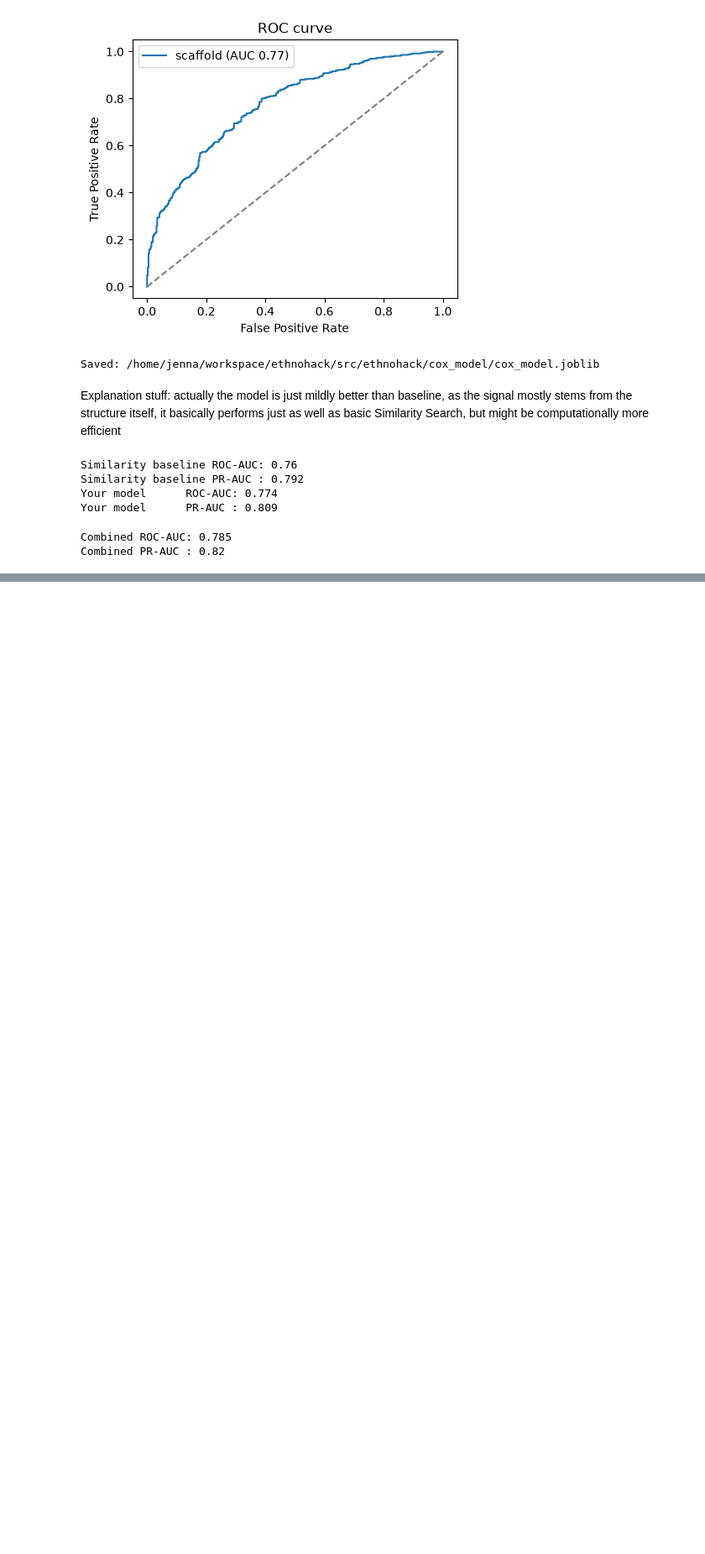
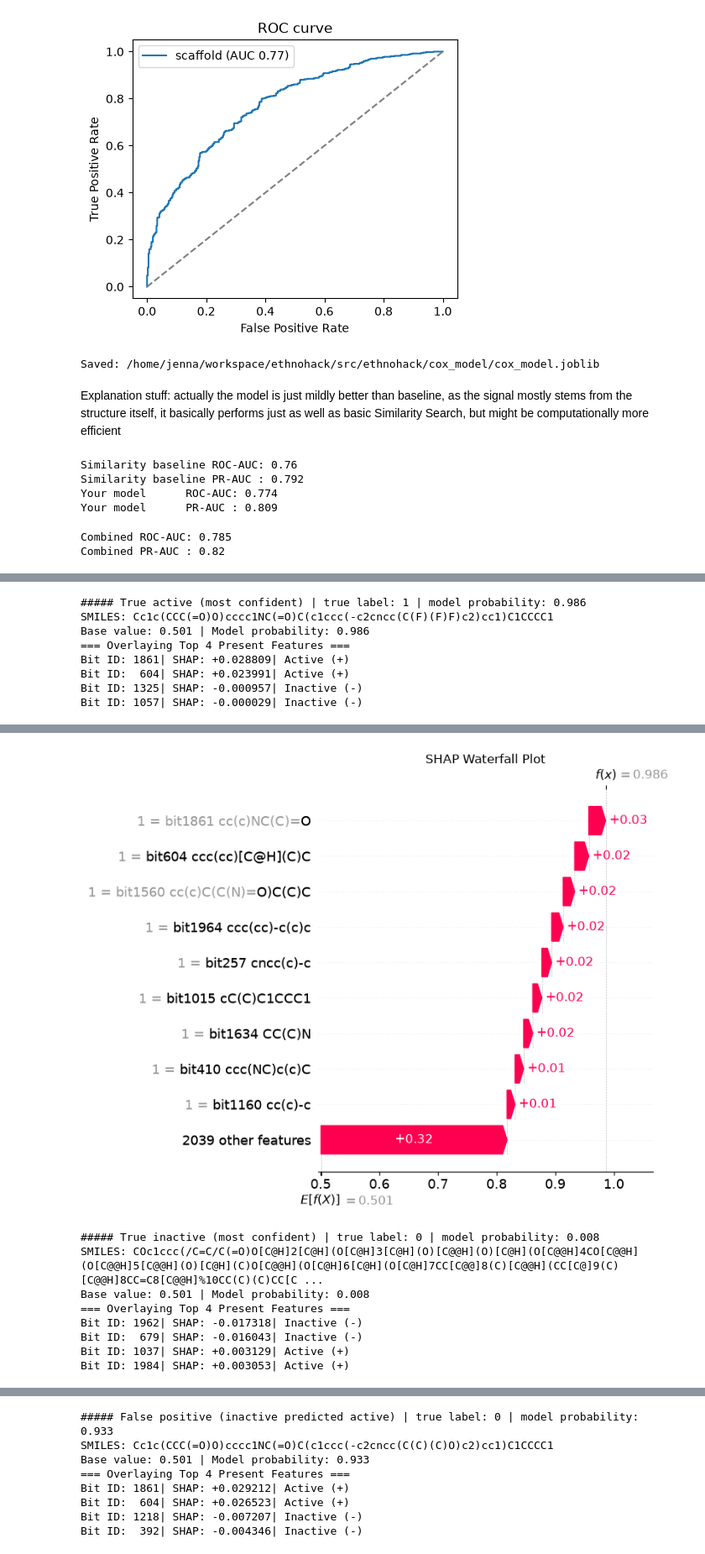
Before and after one commit to jjeffway/ethnohack, a Jupyter notebook: notebooks/cox2_model.ipynb, the cells around one changed output, grey strips where cells are left out. Shown at 84% size. Cells and saved outputs as stored; diff of their text form; code cells hidden in the pictures; blank space fills up the shorter version.

```diff
--- a/notebooks/cox2_model.ipynb
+++ b/notebooks/cox2_model.ipynb
@@ -54,0 +100,6 @@ Combined PR-AUC : 0.82
+# %%
+# most confident hits and mistakes from the test set
+examples = xai.select_examples(result)
+
+# reliability check: in_domain = similar enough to the training set to trust the prediction
+cox.predict([smiles for smiles, _, _ in examples.values()])
@@ -54,0 +112,13 @@ Combined PR-AUC : 0.82
+# %%
+for name, (smiles, proba, label) in examples.items():
+    print(f"\n##### {name} | true label: {label} | model probability: {proba:.3f}")
+    xai.explain_molecule(smiles, model, target_class=1, feature_names=feature_names)
+# %% [output]
+##### True active (most confident) | true label: 1 | model probability: 0.986
+SMILES: Cc1c(CCC(=O)O)cccc1NC(=O)C(c1ccc(-c2cncc(C(F)(F)F)c2)cc1)C1CCCC1
+Base value: 0.501 | Model probability: 0.986
+=== Overlaying Top 4 Present Features ===
+Bit ID: 1861| SHAP: +0.028809| Active (+)
+Bit ID:  604| SHAP: +0.023991| Active (+)
+Bit ID: 1325| SHAP: -0.000957| Inactive (-)
+Bit ID: 1057| SHAP: -0.000029| Inactive (-)
@@ -54,0 +126,9 @@ Combined PR-AUC : 0.82
+[figure, added]
+##### True inactive (most confident) | true label: 0 | model probability: 0.008
+SMILES: COc1ccc(/C=C/C(=O)O[C@H]2[C@H](O[C@H]3[C@H](O)[C@@H](O)[C@H](O[C@@H]4CO[C@@H](O[C@@H]5[C@@H](O)[C@H](C)O[C@@H](O[C@H]6[C@H](O[C@H]7CC[C@@]8(C)[C@@H](CC[C@]9(C)[C@@H]8CC=C8[C@@H]%10CC(C)(C)CC[C ...
+Base value: 0.501 | Model probability: 0.008
+=== Overlaying Top 4 Present Features ===
+Bit ID: 1962| SHAP: -0.017318| Inactive (-)
+Bit ID:  679| SHAP: -0.016043| Inactive (-)
+Bit ID: 1037| SHAP: +0.003129| Active (+)
+Bit ID: 1984| SHAP: +0.003053| Active (+)
@@ -54,0 +137,8 @@ Combined PR-AUC : 0.82
+##### False positive (inactive predicted active) | true label: 0 | model probability: 0.933
+SMILES: Cc1c(CCC(=O)O)cccc1NC(=O)C(c1ccc(-c2cncc(C(C)(C)O)c2)cc1)C1CCCC1
+Base value: 0.501 | Model probability: 0.933
+=== Overlaying Top 4 Present Features ===
+Bit ID: 1861| SHAP: +0.029212| Active (+)
+Bit ID:  604| SHAP: +0.026523| Active (+)
+Bit ID: 1218| SHAP: -0.007207| Inactive (-)
+Bit ID:  392| SHAP: -0.004346| Inactive (-)
```
Also changed, not shown: parts of 11 cells of this notebook, 4 other files.
